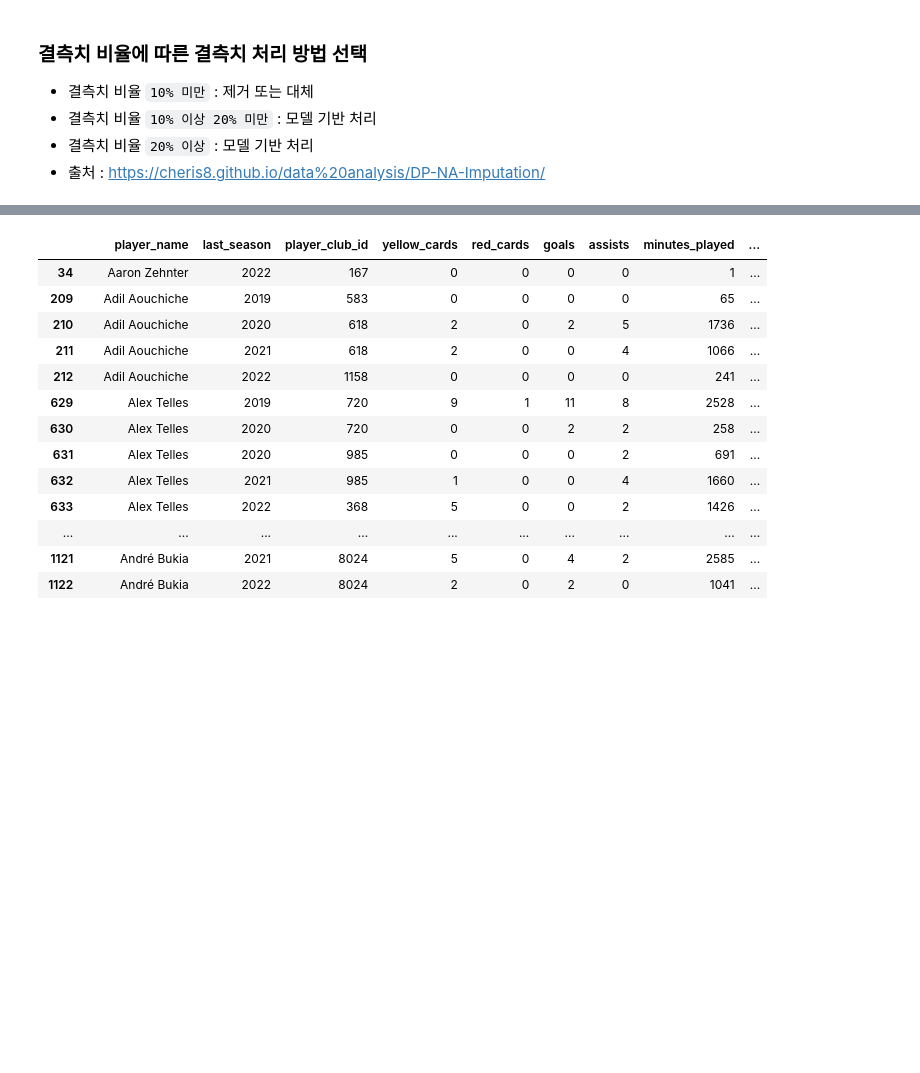
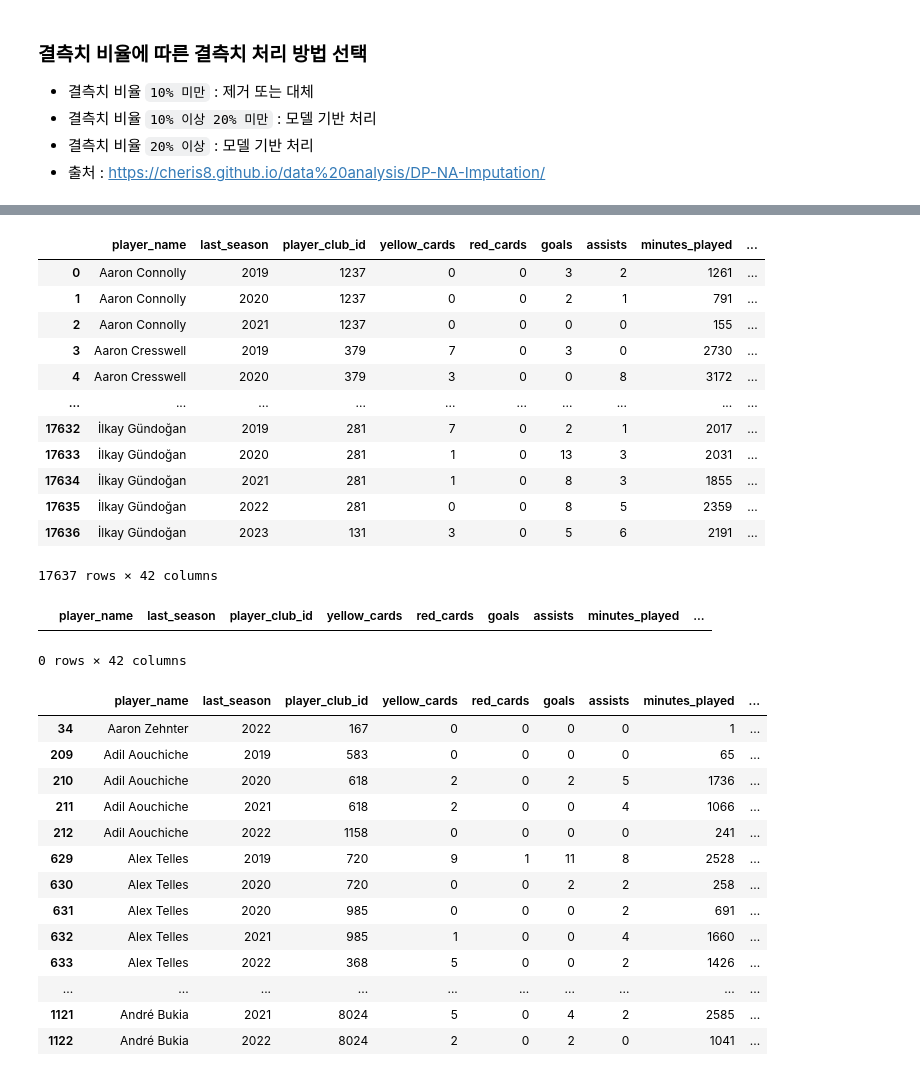
Before and after one commit to wjco/DAStudy-sat, a Jupyter notebook: Tek/football-data-from-transfermarkt/preprocessing-football-data-from-transfermarkt.ipynb, the cells around one changed output, grey strips where cells are left out. Drawn from its saved outputs; the diff is of its cells as text; code cells hidden in the pictures; blank space fills up the shorter version.

```diff
--- a/Tek/football-data-from-transfermarkt/preprocessing-football-data-from-transfermarkt.ipynb
+++ b/Tek/football-data-from-transfermarkt/preprocessing-football-data-from-transfermarkt.ipynb
@@ -644,0 +699,48 @@ df_merged["country_of_citizenship"].isnull().sum()
+# %%
+def no_null_citizenship(df_merged):
+    player2_df = pd.read_csv("C:/Users/aryij/Documents/DataStudy/archive(4)/players.csv")
+
+    # name 컬럼으로 merge하기 위해, df_merged 데이터프레임의 name_y 컬럼 이름 name으로 변경
+    df_merged.rename(columns={"name_y" : "name"}, inplace=True)
+    merged = pd.merge(df_merged, player2_df[["name", "country_of_citizenship"]], how="left", on="name")
+
+    # merge된 컬럼 기반하여 원본 컬럼 (country_of_citizenship_x)의 결측치를 country_of_citizenship_y에서 대체
+    merged["country_of_citizenship"] = merged["country_of_citizenship_x"].fillna(merged["country_of_citizenship_y"])
+
+    # merge 이후에도 채워지지 않은 결측치는 직접 transfermarkt 웹사이트에서 검색하여 채워준다
+    nan_name = ["Brazil", "England", "Argentina", "Australia", "England", "England", "Jamaica", "France", "England",
+                "France", "Italy", "Spain", "Spain", "Spain", "England", "Italy", "Germany", "Spain"]
+
+    # 데이터프레임 결측치 채우기 쉽게 하기 위해 merge한 파일의 결측치와 동일한 index로 Series 생성
+    nan_names = pd.Series(nan_name, index=merged[merged["country_of_citizenship"].isnull()].index)
+    # 결측치 index, column 정보 nan_search에 선언
+    nan_search = merged[merged["country_of_citizenship"].isnull()].index, "country_of_citizenship"
+
+    # 결측치 대체
+    # merged.loc[merged[merged["country_of_citizenship"].isnull()].index, "country_of_citizenship"] = merged.loc[merged[merged["country_of_citizenship"].isnull()].index, "country_of_citizenship"].fillna(nan_names)
+    merged.loc[nan_search] = merged.loc[nan_search].fillna(nan_names)
+
+    return merged
+# %%
+merged_again = no_null_citizenship(df_merged)
+merged_again
+# %% [output]
+|  | player_name | last_season | player_club_id | yellow_cards | red_cards | goals | assists | minutes_played | ... |
+| 0 | Aaron Connolly | 2019 | 1237 | 0 | 0 | 3 | 2 | 1261 | ... |
+| 1 | Aaron Connolly | 2020 | 1237 | 0 | 0 | 2 | 1 | 791 | ... |
+| 2 | Aaron Connolly | 2021 | 1237 | 0 | 0 | 0 | 0 | 155 | ... |
+| 3 | Aaron Cresswell | 2019 | 379 | 7 | 0 | 3 | 0 | 2730 | ... |
+| 4 | Aaron Cresswell | 2020 | 379 | 3 | 0 | 0 | 8 | 3172 | ... |
+| ... | ... | ... | ... | ... | ... | ... | ... | ... | ... |
+| 17632 | İlkay Gündoğan | 2019 | 281 | 7 | 0 | 2 | 1 | 2017 | ... |
+| 17633 | İlkay Gündoğan | 2020 | 281 | 1 | 0 | 13 | 3 | 2031 | ... |
+| 17634 | İlkay Gündoğan | 2021 | 281 | 1 | 0 | 8 | 3 | 1855 | ... |
+| 17635 | İlkay Gündoğan | 2022 | 281 | 0 | 0 | 8 | 5 | 2359 | ... |
+| 17636 | İlkay Gündoğan | 2023 | 131 | 3 | 0 | 5 | 6 | 2191 | ... |
+17637 rows × 42 columns
+# %%
+# 함수 적용 후 결측치 대체된 것 확인
+merged_again[merged_again["country_of_citizenship"].isnull()]
+# %% [output]
+|  | player_name | last_season | player_club_id | yellow_cards | red_cards | goals | assists | minutes_played | ... |
+0 rows × 42 columns
```
Also changed, not shown: parts of 35 cells of this notebook, 1 other file.
